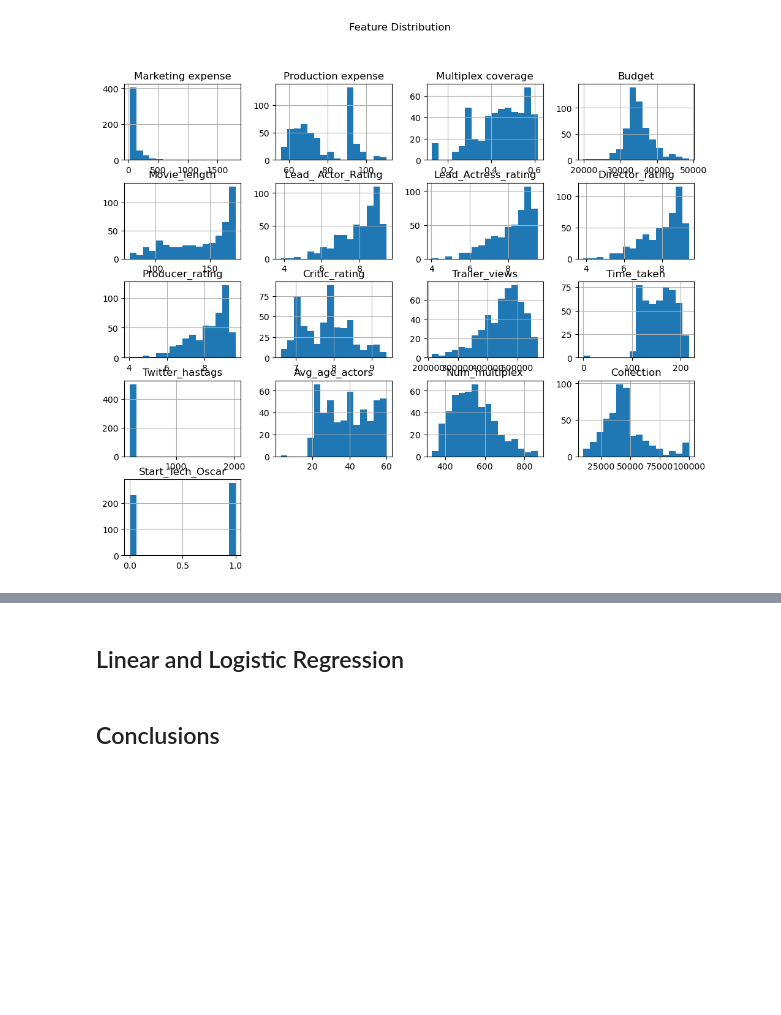
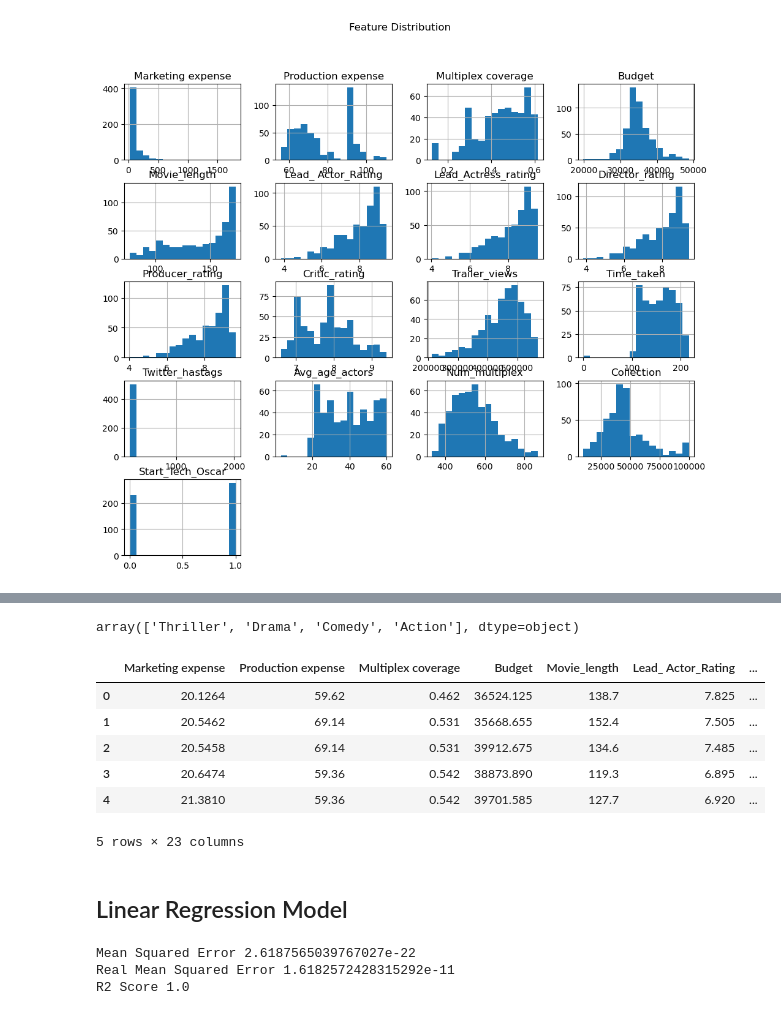
Before and after one commit to Nikola671/TP2_AB_NM, a Jupyter notebook: TP2_AB_NM.ipynb, the cells around one changed output, grey strips where cells are left out. Drawn from its saved outputs; the diff is of its cells as text; code cells hidden in the pictures; blank space fills up the shorter version.

```diff
--- a/TP2_AB_NM.ipynb
+++ b/TP2_AB_NM.ipynb
@@ -158,3 +158,12 @@ plt.suptitle('Feature Distribution')
 plt.show()
 # %% [output]
 [figure]
+# %%
+#imputing the mean of 'Time_taken' for the column's missing values.
+dictionary = {
+    'Time_taken':data['Time_taken'].mean()
+}
+#We chose mean based off of the feature distribution
+# %%
+data2 = data.fillna(value=dictionary)
+data2.isnull().sum()
@@ -161,4 +191,19 @@ plt.show()
+# %%
+data['Genre'].unique()
+# %% [output]
+array(['Thriller', 'Drama', 'Comedy', 'Action'], dtype=object)
+# %%
+# Using pd.get_dummies to encode all categorical variables as True/False
+X_encoded = pd.get_dummies(data2, columns= ['Genre','3D_available'], drop_first = False)
+
+X_encoded.head() #True=1, False=0
+# %% [output]
+|  | Marketing expense | Production expense | Multiplex coverage | Budget | Movie_length | Lead_ Actor_Rating | ... |
+| 0 | 20.1264 | 59.62 | 0.462 | 36524.125 | 138.7 | 7.825 | ... |
+| 1 | 20.5462 | 69.14 | 0.531 | 35668.655 | 152.4 | 7.505 | ... |
+| 2 | 20.5458 | 69.14 | 0.531 | 39912.675 | 134.6 | 7.485 | ... |
+| 3 | 20.6474 | 59.36 | 0.542 | 38873.890 | 119.3 | 6.895 | ... |
+| 4 | 21.3810 | 59.36 | 0.542 | 39701.585 | 127.7 | 6.920 | ... |
+5 rows × 23 columns
 # %% [markdown]
-## Linear and Logistic Regression
+## Linear Regression Model
-# %% [markdown]
-## Conclusions
@@ -164,0 +213,25 @@ plt.show()
+# %%
+# Initializing and traing the model
+X_train, X_test, y_train, y_test = train_test_split(X_encoded, y, test_size=.20, random_state=42)
+
+mlr_model = LinearRegression()
+mlr_model.fit(X_train.values, y_train.values)
+
+# Predicting on test set
+y_pred = mlr_model.predict(X_test.values)
+
+mse = mean_squared_error(y_test, y_pred_mlr)
+
+rmse = np.sqrt(mse_mlr)
+
+r2 = r2_score(y_test, y_pred_mlr)
+
+# Evaluation metrics
+
+print("Mean Squared Error",mse)
+print("Real Mean Squared Error", rmse)
+print("R2 Score",r2)
+# %% [output]
+Mean Squared Error 2.6187565039767027e-22
+Real Mean Squared Error 1.6182572428315292e-11
+R2 Score 1.0
```
Also changed, not shown: parts of 4 cells of this notebook.
